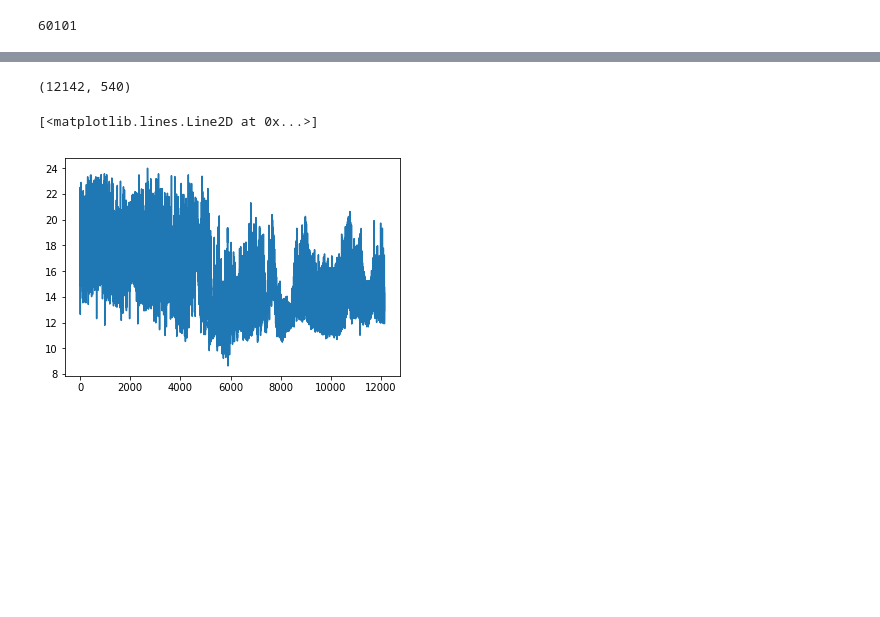
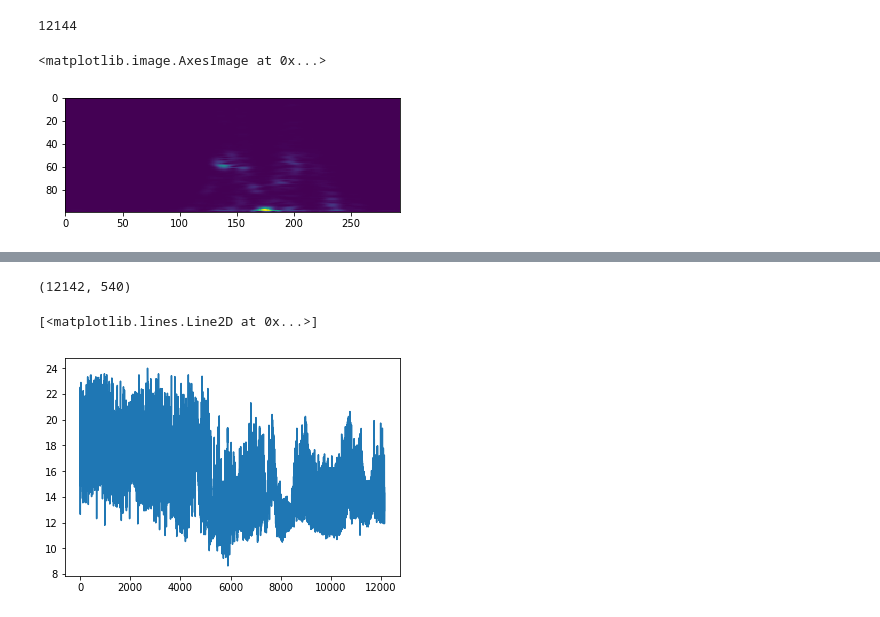
Before and after one commit to akarshp28/neuralwave, a Jupyter notebook: tools/csi_packet_inspect.ipynb, the cells around one changed output, grey strips where cells are left out. Drawn from its saved outputs; the diff is of its cells as text; code cells hidden in the pictures; blank space fills up the shorter version.

Commit message:
random tests

```diff
--- a/tools/csi_packet_inspect.ipynb
+++ b/tools/csi_packet_inspect.ipynb
@@ -213,5 +230,7 @@ def compute_data(file_path, sampling, cols1, cols2):
 # %%
-test1 = get_csi(loadmat("/home/kjakkala/neuralwave/data/kalvik_test/perp_pp1.mat"))
+test1 = get_csi(loadmat("/home/kjakkala/neuralwave/data/Backup/champ_original_1/pp11.mat"))
 print(len(test1))
 # %% [output]
-60101
+12144
+# %%
+test_data = fill_gaps(test1, "mean")
@@ -217,0 +239,24 @@ print(len(test1))
+# %%
+for i in range(test_data.shape[1]):
+    test_data[:, i] = smooth(test_data[:, i], 9)
+pca = PCA(n_components=5)
+pca_data = pca.fit_transform(test_data)
+# %%
+f,t,s = signal.spectrogram(pca_data[:, 0],
+                        fs=2000,
+                        window=signal.windows.gaussian(1024, (1024-1)/5),
+                        nperseg=1024,
+                        noverlap=986,
+                        nfft=1024)
+for i in range(1, 5):
+    f1,t1,s1 = signal.spectrogram(pca_data[:, i],
+                            fs=1000,
+                            window=signal.windows.gaussian(1024, (1024-1)/5),
+                            nperseg=1024,
+                            noverlap=986,
+                            nfft=1024)
+    s+=s1
+plt.imshow(np.flip(s[:100, :]))
+# %% [output]
+<matplotlib.image.AxesImage at 0x...>
+[figure, added]
```
Also changed, not shown: parts of 5 cells of this notebook, 1 other file.
